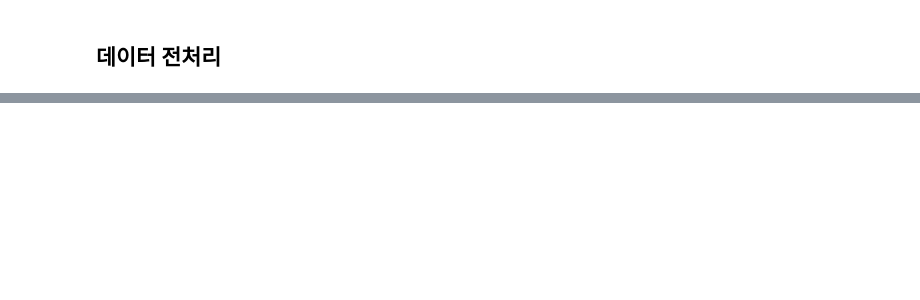
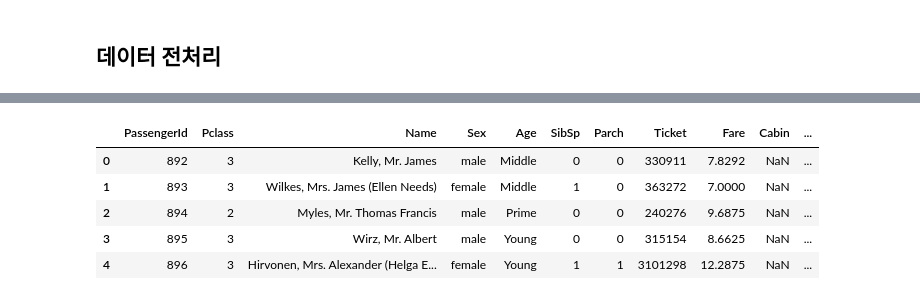
Before and after one commit to dkyoung2004/data_analysis, a Jupyter notebook: Titanic_DB/titanic.ipynb, the cells around one changed output, grey strips where cells are left out. Drawn from its saved outputs; the diff is of its cells as text; code cells hidden in the pictures; blank space fills up the shorter version.

```diff
--- a/Titanic_DB/titanic.ipynb
+++ b/Titanic_DB/titanic.ipynb
@@ -118,0 +142,8 @@ pd.crosstab(train_df[''])
+# %%
+for dataset in combine:
+    dataset['Title'] = dataset['Title'].replace(['Lady','Countess','Capt','Col','Don','Dr','Major','Rev','Sir','Jonkheer','Dona'],'Rare')
+    dataset['Title'] = dataset['Title'].replace('Mile','Miss')
+    dataset['Title'] = dataset['Title'].replace('Ms','Miss')
+    dataset['Title'] = dataset['Title'].replace('Mme','Mrs')
+
+train_df[['Title','Survived']].groupby(['Title'],as_index=False).mean()
@@ -118,0 +158,7 @@ pd.crosstab(train_df[''])
+# %%
+title_mapping = {"Mr":1,'Miss':2,"Mrs":3,"Master":4,"Rare":5}
+for dataset in combine:
+    dataset['Title'] = dataset['Title'].map(title_mapping)
+    dataset['Title'] = dataset['Title'].fillna(0)
+
+train_df.head()
@@ -118,0 +172,10 @@ pd.crosstab(train_df[''])
+# %%
+for dataset in combine:
+    dataset['Embarked'] = dataset['Embarked'].fillna('S')
+    dataset['Embarked'] = dataset['Embarked'].astype(str)
+# %%
+for dataset in combine:
+    dataset['Age'].fillna(dataset['Age'].mean(),inplace=True)
+    dataset['Age'] = dataset['Age'].astype(int)
+    train_df['AgeGroup']=pd.cut(train_df['Age'],5)
+print(train_df[['AgeGroup','Survived']].groupby(['AgeGroup'],as_index=False).mean())
@@ -118,0 +241,10 @@ pd.crosstab(train_df[''])
+# %%
+train_df.head()
+test_df.head()
+# %% [output]
+|  | PassengerId | Pclass | Name | Sex | Age | SibSp | Parch | Ticket | Fare | Cabin | ... |
+| 0 | 892 | 3 | Kelly, Mr. James | male | Middle | 0 | 0 | 330911 | 7.8292 | NaN | ... |
+| 1 | 893 | 3 | Wilkes, Mrs. James (Ellen Needs) | female | Middle | 1 | 0 | 363272 | 7.0000 | NaN | ... |
+| 2 | 894 | 2 | Myles, Mr. Thomas Francis | male | Prime | 0 | 0 | 240276 | 9.6875 | NaN | ... |
+| 3 | 895 | 3 | Wirz, Mr. Albert | male | Young | 0 | 0 | 315154 | 8.6625 | NaN | ... |
+| 4 | 896 | 3 | Hirvonen, Mrs. Alexander (Helga E... | female | Young | 1 | 1 | 3101298 | 12.2875 | NaN | ... |
```
Also changed, not shown: parts of 20 cells of this notebook.
